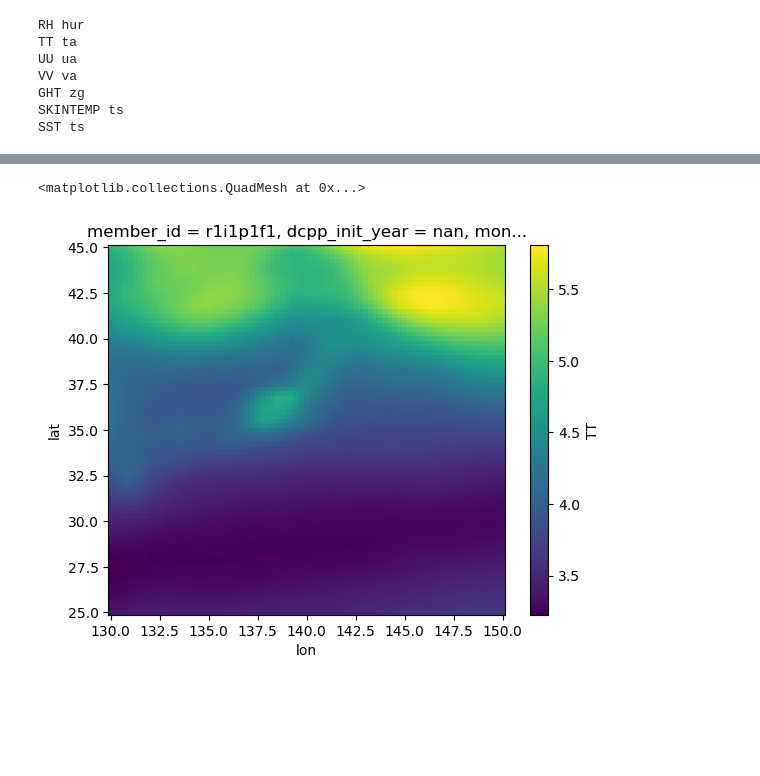
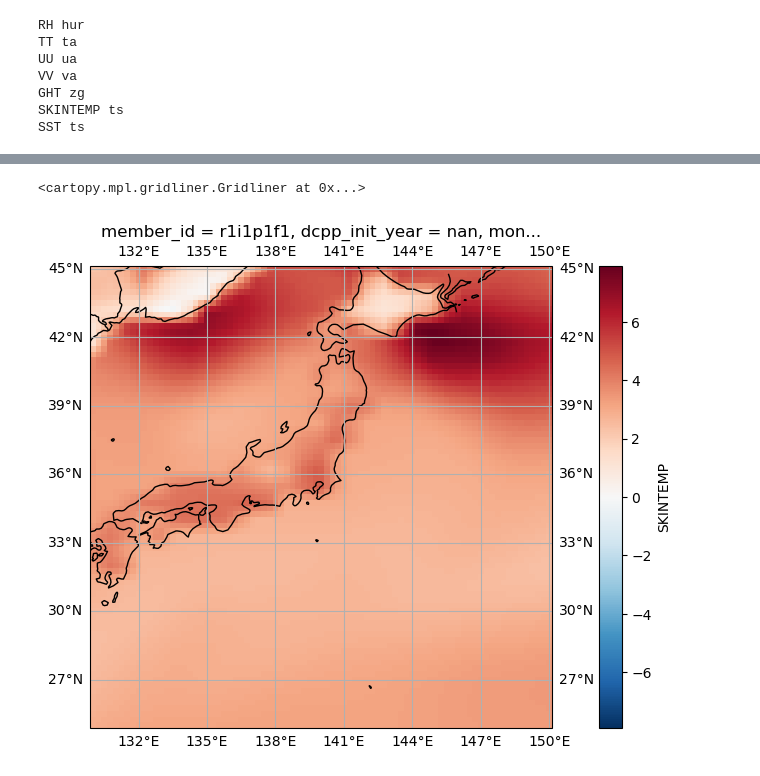
Before and after one commit to epn09/Pseudo-Global-Warming-Downscaling, a Jupyter notebook: 01_Create_GWI_files.ipynb, the cells around one changed output, grey strips where cells are left out. Cells and saved outputs as stored; diff of their text form; code cells hidden in the pictures; blank space fills up the shorter version.

```diff
--- a/01_Create_GWI_files.ipynb
+++ b/01_Create_GWI_files.ipynb
@@ -90,7 +109,7 @@ new_levels = xr.DataArray(lev, dims="plev", name="plev")
 # %%
 var_info = { 'RH': 'hur', 'TT':'ta', 'UU':'ua', 'VV':'va', 'GHT':'zg', 'SKINTEMP':'ts', 'SST':'ts' }
 # %%
-do = xr.Dataset()
+dx = xr.Dataset()
 for k, v in var_info.items():
     print(k, v)
     f = gwi_dir+v+'.nc'
@@ -100,7 +119,7 @@ for k, v in var_info.items():
     regridded_data = regridder(ds)
     if not v in ['ts']: regridded_data = regridded_data.interp(plev=new_levels)
 
-    do[k] = regridded_data
+    dx[k] = regridded_data
 # %% [output]
 RH hur
 TT ta
@@ -117,5 +154,10 @@ do.to_netcdf(ofile)
 # %%
-do.TT[0,2].plot()
+plt.figure(figsize=(12, 6))
+ax = plt.axes(projection=ccrs.PlateCarree())
+dx.SKINTEMP[0].plot(ax=ax)
+ax.coastlines()
+ax.add_feature(cfeature.BORDERS)
+ax.gridlines(draw_labels=True)
 # %% [output]
-<matplotlib.collections.QuadMesh at 0x...>
+<cartopy.mpl.gridliner.Gridliner at 0x...>
-[figure, old version]
+[figure, new version]
```
Also changed, not shown: parts of 11 cells of this notebook, 21 other files.
